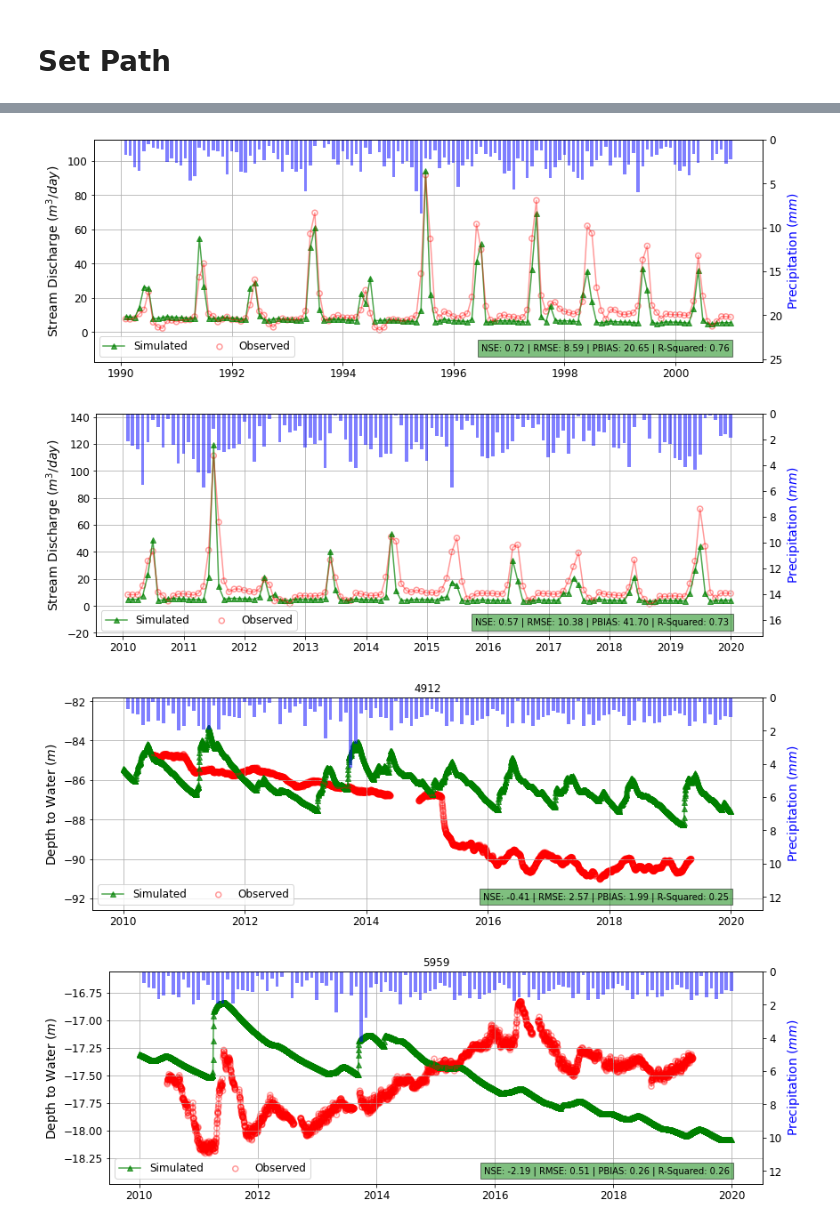
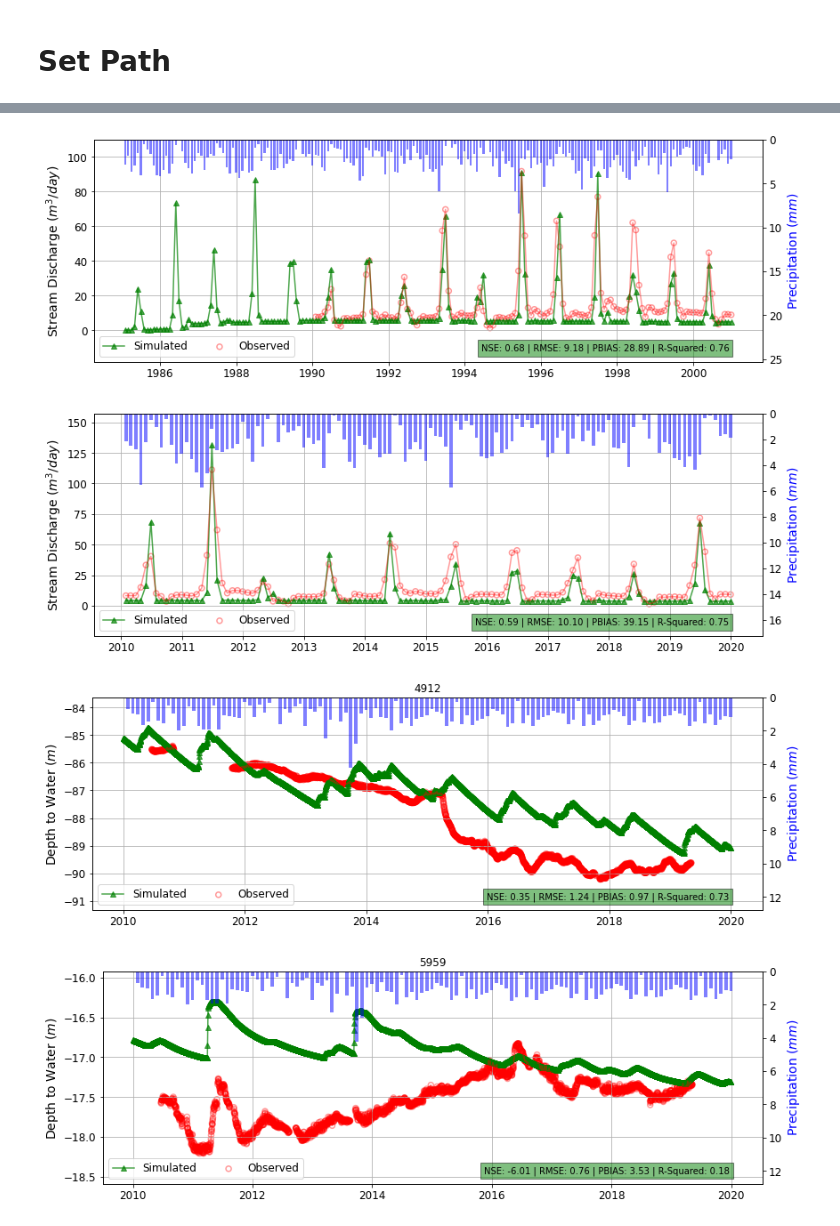
Before and after one commit to spark-brc/apexmf, a Jupyter notebook: notebooks/apexmf_pest_viz_white.ipynb, the cells around one changed output, grey strips where cells are left out. Saved outputs shown, nothing was run; the diff lists cells and outputs as text; code cells hidden in the pictures.

```diff
--- a/notebooks/apexmf_pest_viz_white.ipynb
+++ b/notebooks/apexmf_pest_viz_white.ipynb
@@ -17,15 +17,16 @@ import apexmf_pst_viz
 # %% [markdown]
 # Set Path
 # %%
-wd = 'D:/Projects/Watersheds/White/Analysis/APEX-MODFLOWs/calibration/white_apexmf_110420/APEX-MODFLOW'
+wd = 'D:/Projects/Watersheds/White/Analysis/APEX-MODFLOWs/calibration/v02'
 os.chdir(wd)
-str_dic = {66:'sub_66', 102:'sub_102', 133:'sub_133'}
+str_dic = {66:'sub066', 102:'sub102', 133:'sub133'}
 for sim, obd in str_dic.items():
     pdf = apexmf_pst_viz.str_df('SITE66.RCH', '1/1/1985', sim, obd, time_step='M')
-    apexmf_pst_viz.str_plot(pdf['1/1/1990':'12/31/2000'])
+    apexmf_pst_viz.str_plot(pdf['1/1/1985':'12/31/2000'])
     apexmf_pst_viz.str_plot(pdf['1/1/2010':'12/31/2019'])
-mf_dic = {4912:'g491', 5959:'g591'}
+mf_dic = {4912:'g492', 5959:'g591'}
 for sim, obd in mf_dic.items():
     mfdf = apexmf_pst_viz.wt_df('1/1/1985', sim, obd, prep_sub=103)
+    # apexmf_pst_viz.wt_plot(mfdf['1/1/2010':'12/31/2019'])
     apexmf_pst_viz.wt_plot(mfdf['1/1/2010':'12/31/2019'])
 # %% [output]
@@ -36,4 +37,4 @@ for sim, obd in mf_dic.items():
-[figure, old version]
+[figure, new version]
-[figure, old version]
+[figure, new version]
-[figure, old version]
+[figure, new version]
-[figure, old version]
+[figure, new version]
```
Also changed, not shown: parts of 1 cell of this notebook, 10 other files.
